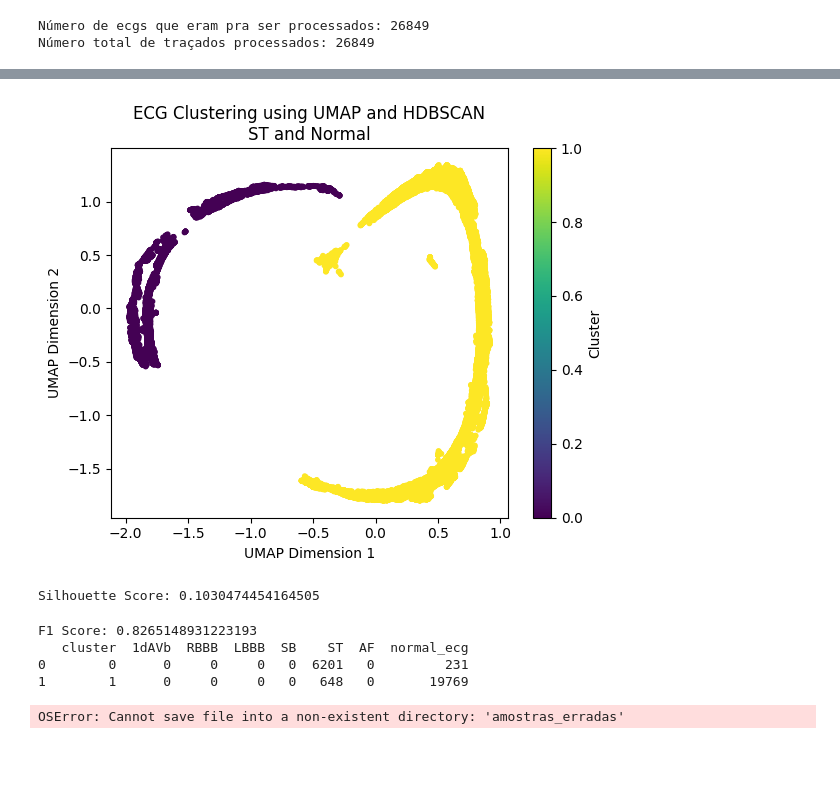
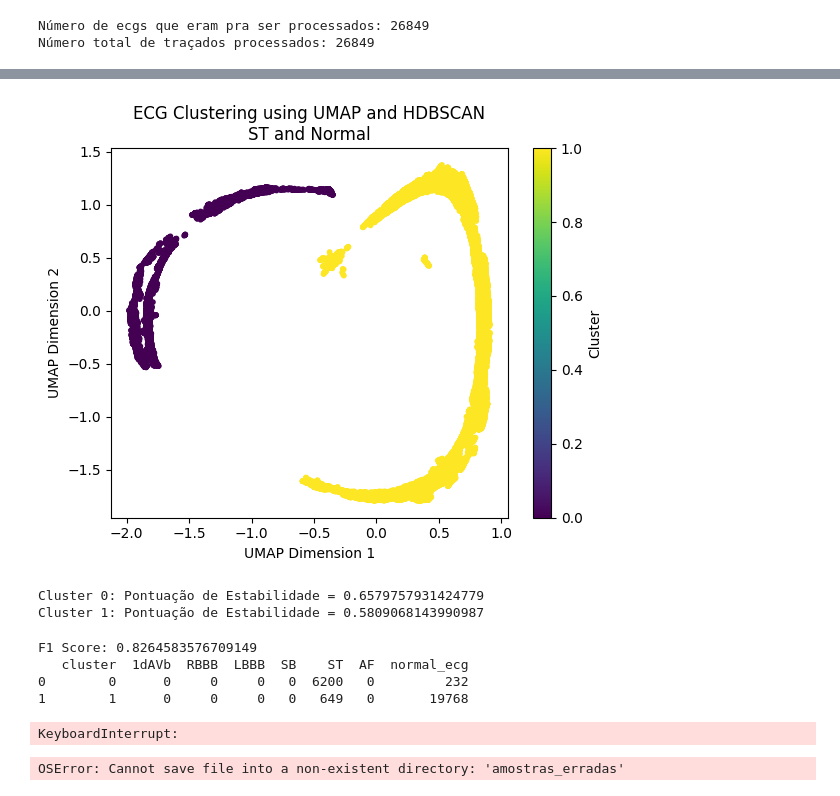
Before and after one commit to pedrobacelar28/Clustering-Paper, a Jupyter notebook: Projeto/Geração das Amostras/ST.ipynb, the cells around one changed output, grey strips where cells are left out. Drawn from its saved outputs; the diff is of its cells as text; code cells hidden in the pictures; blank space fills up the shorter version.

```diff
--- a/Projeto/Geração das Amostras/ST.ipynb
+++ b/Projeto/Geração das Amostras/ST.ipynb
@@ -195,15 +195,20 @@ X_normalized = scaler.fit_transform(X_encoded_2d)
 umap_reducer = umap.UMAP(n_neighbors=5, min_dist=0.0, n_components=16, random_state=42)
 X_reduced = umap_reducer.fit_transform(X_normalized)
 # %%
-#CLUSTERIZACAO HDBSCAN
-from sklearn.metrics import silhouette_score, f1_score
+# CLUSTERIZACAO HDBSCAN
+
+from sklearn.metrics import silhouette_score, f1_score, pairwise_distances_argmin_min
 import numpy as np
+import matplotlib.pyplot as plt
+import pandas as pd
+from sklearn.preprocessing import StandardScaler
+from hdbscan import HDBSCAN
 
 # Clusterização HDBSCAN
 scaler = StandardScaler()
 X_reduced_scaled = scaler.fit_transform(X_reduced)
 
-dbscan = HDBSCAN(min_cluster_size=100, min_samples=1, cluster_selection_epsilon=2)
+dbscan = HDBSCAN(min_cluster_size=2000, min_samples=30,cluster_selection_epsilon= 0.01, alpha = 1.5)
 labels = dbscan.fit_predict(X_reduced_scaled)
 
 # Visualização dos Resultados
@@ -213,10 +218,14 @@ plt.ylabel('UMAP Dimension 2')
 plt.title('ECG Clustering using UMAP and HDBSCAN\nST and Normal')
 plt.colorbar(label='Cluster')
 plt.show()
+cluster_stability = dbscan.cluster_persistence_
 
+# Para visualizar:
+for i, score in enumerate(cluster_stability):
+    print(f"Cluster {i}: Pontuação de Estabilidade = {score}")
 # Calcular e imprimir os scores
-silhouette_avg = silhouette_score(X_reduced_scaled, labels)
-print(f'Silhouette Score: {silhouette_avg}')
+#silhouette_avg = silhouette_score(X_reduced_scaled, labels)
+#print(f'Silhouette Score: {silhouette_avg}')
 
 # Carregar os dados do CSV
 metadata = pd.read_csv("../Database/exams.csv")
@@ -244,39 +253,40 @@ majority_labels.columns = ['cluster', 'majority_label']
 merged_data = merged_data.merge(majority_labels, on='cluster')
 
 # Criar rótulos verdadeiros
 def assign_true_label(row):
     if row['majority_label'] == 'normal':
         return row['normal_ecg'] == 1
     else:
         return row[['1dAVb', 'RBBB', 'LBBB', 'SB', 'ST', 'AF']].sum() > 0
 
 merged_data['true_label'] = merged_data.apply(assign_true_label, axis=1)
 
 # Calcular o F1 score
 true_labels = merged_data['true_label']
 f1_avg = f1_score(true_labels, labels, average='weighted')
 print(f'F1 Score: {f1_avg}')
 
 # Contar a quantidade de doenças e ECGs normais em cada cluster
 cluster_summary = merged_data.groupby('cluster').agg({
     '1dAVb': 'sum',
     'RBBB': 'sum',
     'LBBB': 'sum',
     'SB': 'sum',
     'ST': 'sum',
     'AF': 'sum',
     'normal_ecg': 'sum'
 }).reset_index()
 
 # Mostrar o resumo por cluster
 print(cluster_summary)
 # %% [output]
-[figure, old version]
+[figure, new version]
-Silhouette Score: 0.1030474454164505
+Cluster 0: Pontuação de Estabilidade = 0.6579757931424779
+Cluster 1: Pontuação de Estabilidade = 0.5809068143990987
-F1 Score: 0.8265148931223193
+F1 Score: 0.8264583576709149
    cluster  1dAVb  RBBB  LBBB  SB    ST  AF  normal_ecg
-0        0      0     0     0   0  6201   0         231
-1        1      0     0     0   0   648   0       19769
+0        0      0     0     0   0  6200   0         232
+1        1      0     0     0   0   649   0       19768
 # %%
 # CALCULAR SILHUETT DE CADA PONTO
 
@@ -292,6 +302,8 @@ silhouette_df = pd.DataFrame({
 })
 
 merged_data = silhouette_df.merge(metadata, on='exam_id')
+# %% [output]
+KeyboardInterrupt:
 # %%
 # GERAR CSV RESULTADOS
 
```
Also changed, not shown: parts of 1 cell of this notebook, 4 other files.
